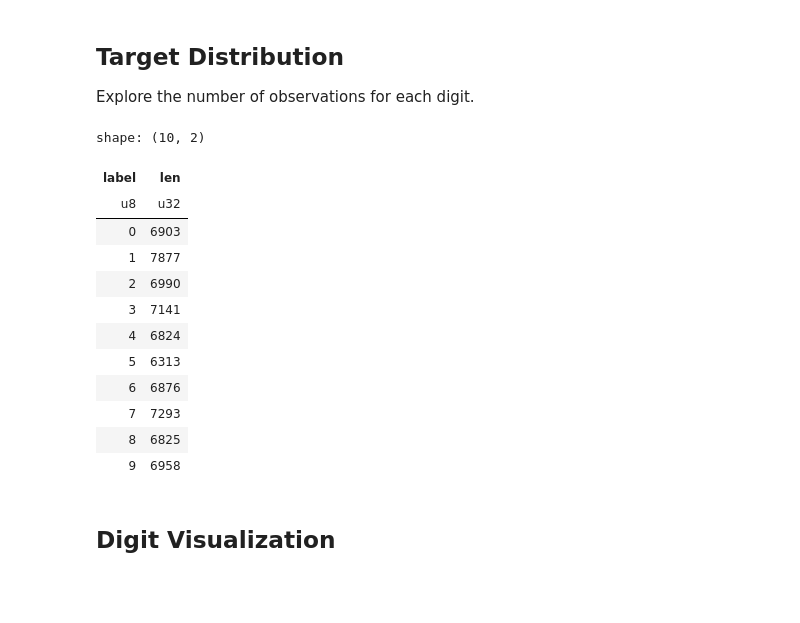
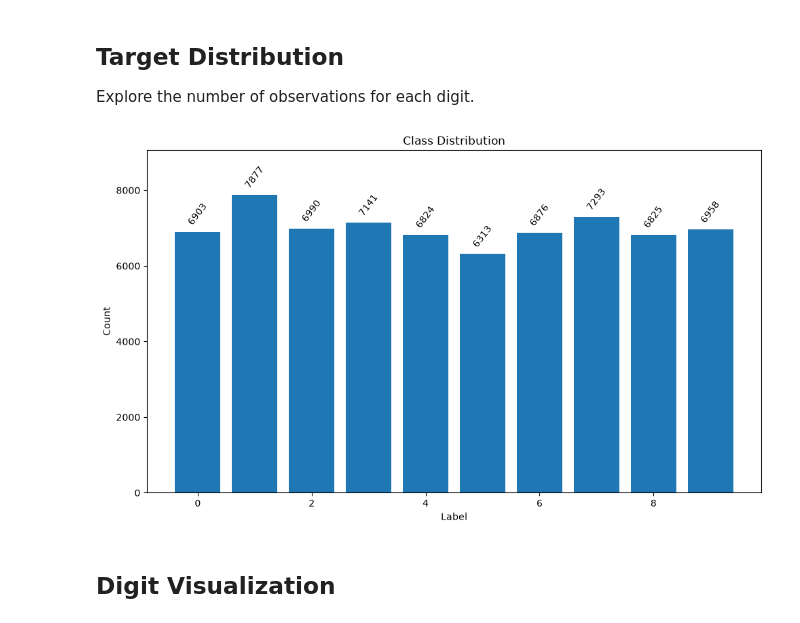
Before and after one commit to cudidotdev/mnist-784-rbf-experiments, a Jupyter notebook: notebooks/00_data_exploration.ipynb, the cells around one changed output. Saved outputs shown, nothing was run; the diff lists cells and outputs as text; code cells hidden in the pictures; blank space fills up the shorter version.

Commit message:
feat(notebook): plot class distribution with a histogram

```diff
--- a/notebooks/00_data_exploration.ipynb
+++ b/notebooks/00_data_exploration.ipynb
@@ -54,21 +54,34 @@ Explore the number of observations for each digit.
 # %%
 class_distribution = df.group_by("label").agg(pl.len()).sort("label")
 
-class_distribution
+labels = class_distribution["label"].to_list()
+counts = class_distribution["len"].to_list()
+
+fig, ax = plt.subplots(figsize=(10, 6))
+
+bars = ax.bar(labels, counts)
+
+for bar, count in zip(bars, counts):
+    ax.annotate(
+        str(count),
+        xy=(bar.get_x() + bar.get_width() / 2, bar.get_height()),
+        xytext=(0, 5),
+        textcoords="offset points",
+        ha="center",
+        va="bottom",
+        rotation=52.5,
+        fontsize=10
+    )
+
+ax.set_xlabel("Label")
+ax.set_ylabel("Count")
+ax.set_title("Class Distribution")
+ax.margins(y=0.15)
+
+plt.tight_layout()
+plt.show()
 # %% [output]
-shape: (10, 2)
-| label | len |
-| u8 | u32 |
-| 0 | 6903 |
-| 1 | 7877 |
-| 2 | 6990 |
-| 3 | 7141 |
-| 4 | 6824 |
-| 5 | 6313 |
-| 6 | 6876 |
-| 7 | 7293 |
-| 8 | 6825 |
-| 9 | 6958 |
+[figure, added]
 # %% [markdown]
 ## Digit Visualization
 # %% [markdown]
```
